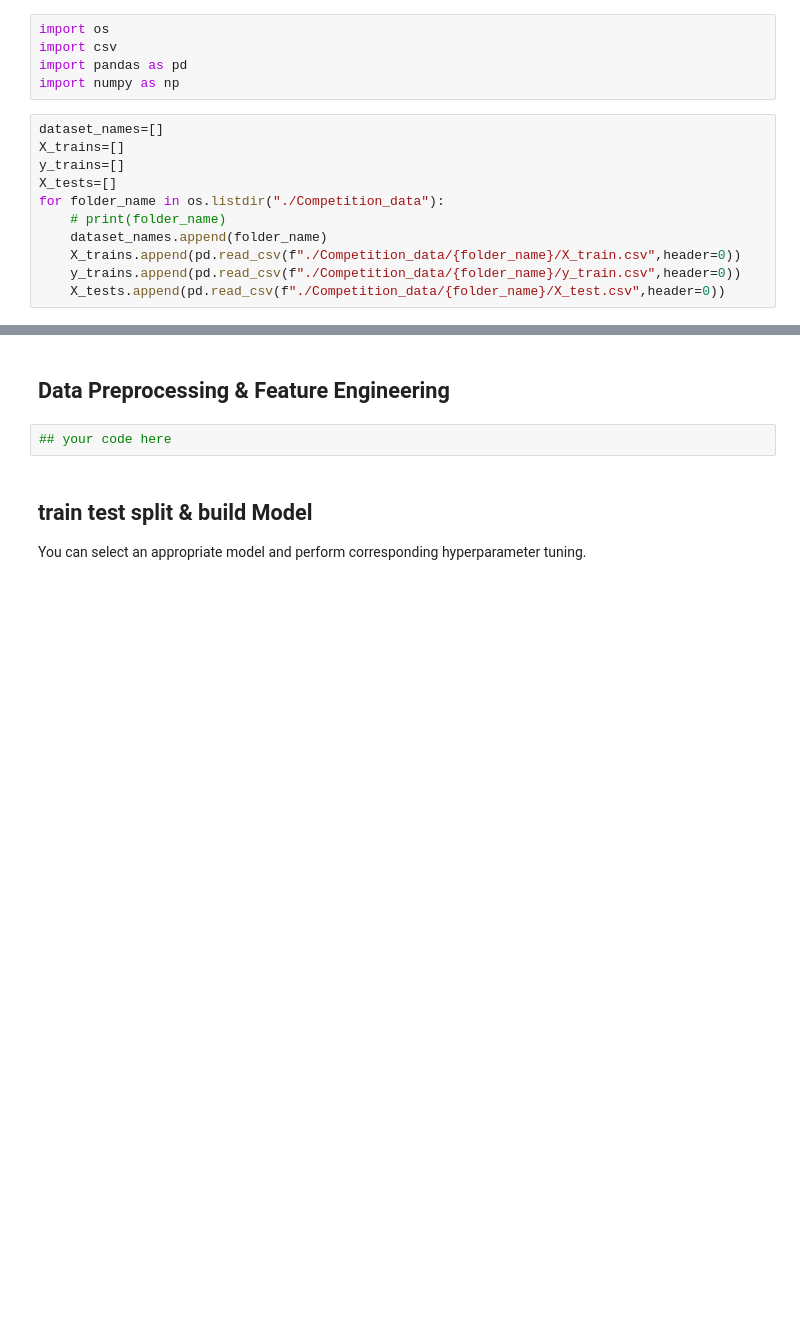
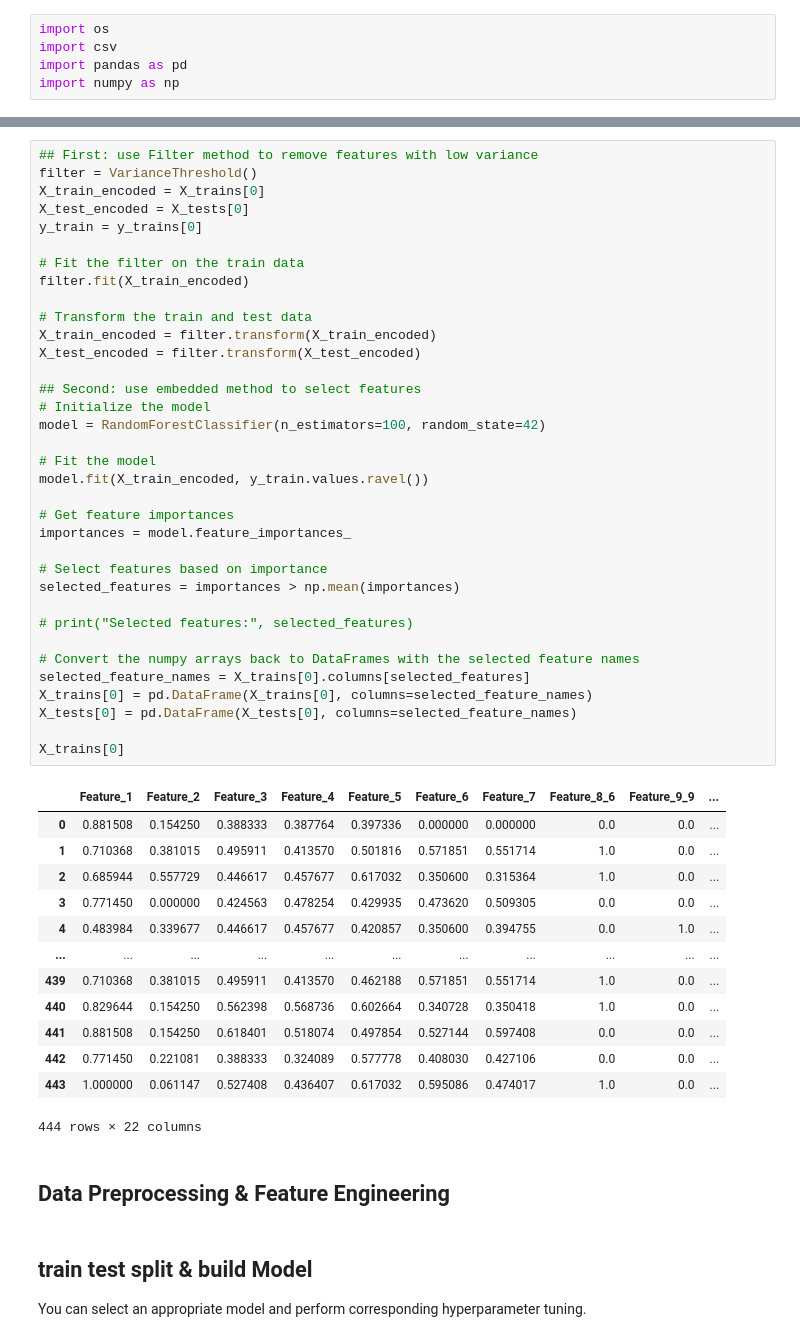
Before and after one commit to Ayukevin/A-general-model-for-Binary-Classification, a Jupyter notebook: template.ipynb, the cells around one changed output, grey strips where cells are left out. Cells and saved outputs as stored; diff of their text form; blank space fills up the shorter version.

```diff
--- a/template.ipynb
+++ b/template.ipynb
@@ -5,14 +5,3 @@ import os
 import csv
 import pandas as pd
 import numpy as np
-# %%
-dataset_names=[]
-X_trains=[]
-y_trains=[]
-X_tests=[]
-for folder_name in os.listdir("./Competition_data"):
-    # print(folder_name)
-    dataset_names.append(folder_name)
-    X_trains.append(pd.read_csv(f"./Competition_data/{folder_name}/X_train.csv",header=0))
-    y_trains.append(pd.read_csv(f"./Competition_data/{folder_name}/y_train.csv",header=0))
-    X_tests.append(pd.read_csv(f"./Competition_data/{folder_name}/X_test.csv",header=0))
@@ -19,7 +251,54 @@ for folder_name in os.listdir("./Competition_data"):
+# %%
+## First: use Filter method to remove features with low variance
+filter = VarianceThreshold()
+X_train_encoded = X_trains[0]
+X_test_encoded = X_tests[0]
+y_train = y_trains[0]
+
+# Fit the filter on the train data
+filter.fit(X_train_encoded)
+
+# Transform the train and test data
+X_train_encoded = filter.transform(X_train_encoded)
+X_test_encoded = filter.transform(X_test_encoded)
+
+## Second: use embedded method to select features
+# Initialize the model
+model = RandomForestClassifier(n_estimators=100, random_state=42)
+
+# Fit the model
+model.fit(X_train_encoded, y_train.values.ravel())
+
+# Get feature importances
+importances = model.feature_importances_
+
+# Select features based on importance
+selected_features = importances > np.mean(importances)
+
+# print("Selected features:", selected_features)
+
+# Convert the numpy arrays back to DataFrames with the selected feature names
+selected_feature_names = X_trains[0].columns[selected_features]
+X_trains[0] = pd.DataFrame(X_trains[0], columns=selected_feature_names)
+X_tests[0] = pd.DataFrame(X_tests[0], columns=selected_feature_names)
+
+X_trains[0]
+# %% [output]
+|  | Feature_1 | Feature_2 | Feature_3 | Feature_4 | Feature_5 | Feature_6 | Feature_7 | Feature_8_6 | Feature_9_9 | ... |
+| 0 | 0.881508 | 0.154250 | 0.388333 | 0.387764 | 0.397336 | 0.000000 | 0.000000 | 0.0 | 0.0 | ... |
+| 1 | 0.710368 | 0.381015 | 0.495911 | 0.413570 | 0.501816 | 0.571851 | 0.551714 | 1.0 | 0.0 | ... |
+| 2 | 0.685944 | 0.557729 | 0.446617 | 0.457677 | 0.617032 | 0.350600 | 0.315364 | 1.0 | 0.0 | ... |
+| 3 | 0.771450 | 0.000000 | 0.424563 | 0.478254 | 0.429935 | 0.473620 | 0.509305 | 0.0 | 0.0 | ... |
+| 4 | 0.483984 | 0.339677 | 0.446617 | 0.457677 | 0.420857 | 0.350600 | 0.394755 | 0.0 | 1.0 | ... |
+| ... | ... | ... | ... | ... | ... | ... | ... | ... | ... | ... |
+| 439 | 0.710368 | 0.381015 | 0.495911 | 0.413570 | 0.462188 | 0.571851 | 0.551714 | 1.0 | 0.0 | ... |
+| 440 | 0.829644 | 0.154250 | 0.562398 | 0.568736 | 0.602664 | 0.340728 | 0.350418 | 1.0 | 0.0 | ... |
+| 441 | 0.881508 | 0.154250 | 0.618401 | 0.518074 | 0.497854 | 0.527144 | 0.597408 | 0.0 | 0.0 | ... |
+| 442 | 0.771450 | 0.221081 | 0.388333 | 0.324089 | 0.577778 | 0.408030 | 0.427106 | 0.0 | 0.0 | ... |
+| 443 | 1.000000 | 0.061147 | 0.527408 | 0.436407 | 0.617032 | 0.595086 | 0.474017 | 1.0 | 0.0 | ... |
+444 rows × 22 columns
 # %% [markdown]
 ## Data Preprocessing & Feature Engineering
-# %%
-## your code here
 # %% [markdown]
 ## train test split & build Model
 You can select an appropriate model and perform corresponding hyperparameter tuning.
```
Also changed, not shown: parts of 13 cells of this notebook.
